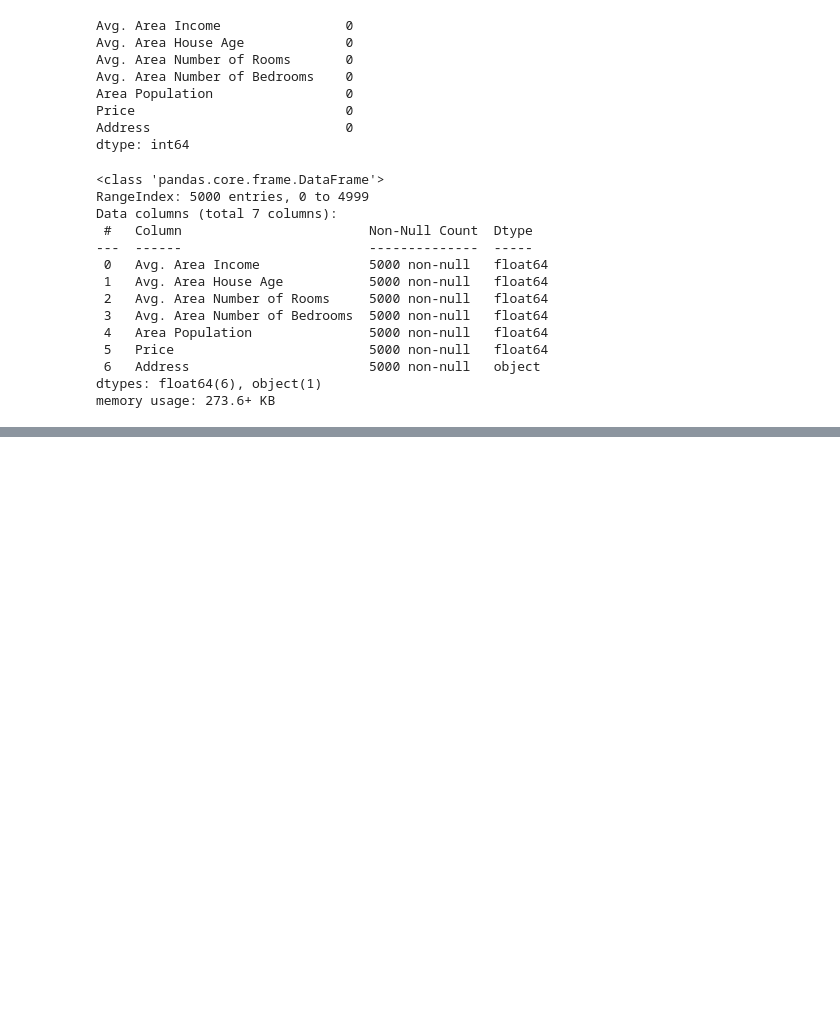
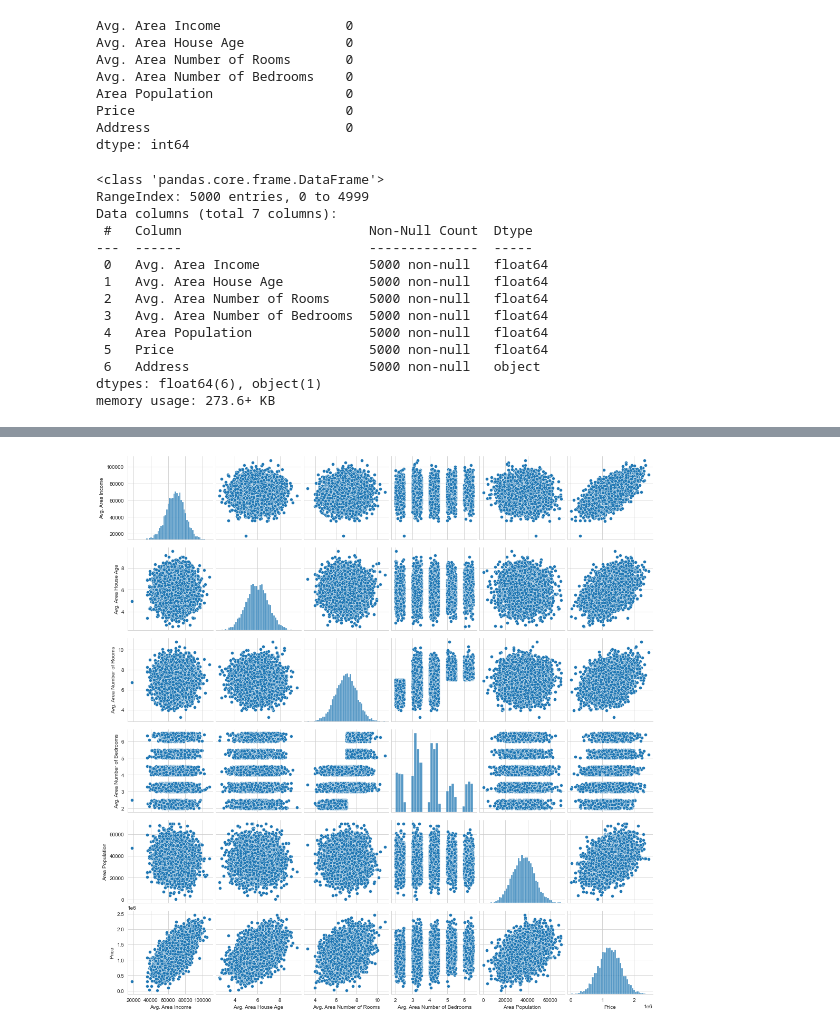
Before and after one commit to samar2605/House-Price-Prediction, a Jupyter notebook: Code.ipynb, the cells around one changed output, grey strips where cells are left out. Drawn from its saved outputs; the diff is of its cells as text; code cells hidden in the pictures; blank space fills up the shorter version.

```diff
--- a/Code.ipynb
+++ b/Code.ipynb
@@ -44,0 +89,6 @@ memory usage: 273.6+ KB
+# %%
+# Create pair plots
+sns.pairplot(df)
+plt.show()
+# %% [output]
+[figure, added]
```
Also changed, not shown: parts of 10 cells of this notebook.
